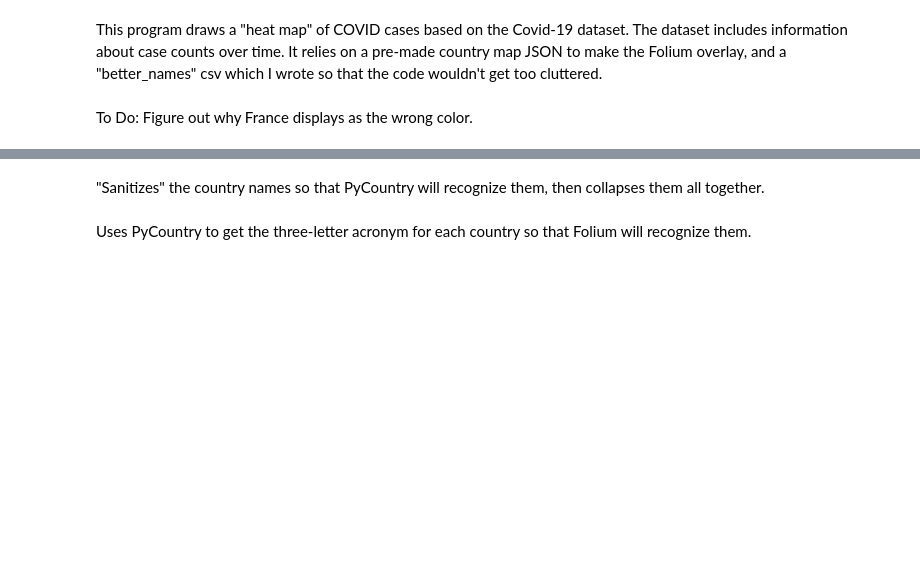
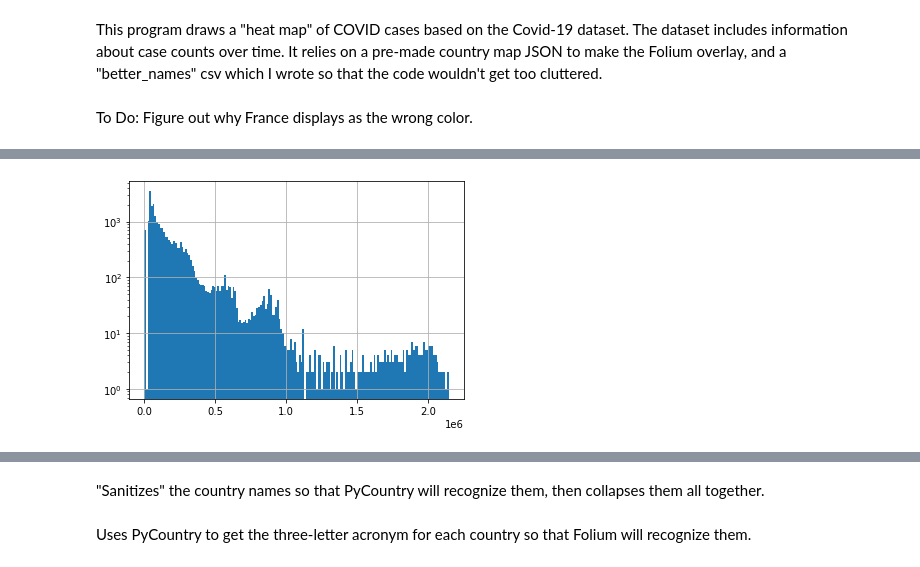
Before and after one commit to WBArno/PDA_Project, a Jupyter notebook: Part 3/Part_3.ipynb, the cells around one changed output, grey strips where cells are left out. Saved outputs shown, nothing was run; the diff lists cells and outputs as text; code cells hidden in the pictures; blank space fills up the shorter version.

Commit message:
Stage 3 Tasks
The size of this dataset made this take far longer than I'd like to admit.

```diff
--- a/Part 3/Part_3.ipynb
+++ b/Part 3/Part_3.ipynb
@@ -47,12 +48,13 @@ Part 2 Project Tasks
 # %%
 # Project Tasks
-pt = df # Creating a new dataframe for this section
+p2 = df # Creating a new dataframe for this section
 
-pt["Location"] = pt["Province/State"] + ", " + pt["Country/Region"]
-pt = pt.groupby(["SNo", "Location", "Confirmed", "Recovered", "Deaths"], as_index=False).agg({"Recovered":"sum"})
-pt.set_index(["SNo"], inplace=True) # Sets the index to SNo, because why not
-pt = pt[pt.Recovered > pt.Recovered.mean()]
-print(pt.head)
+p2["Location"] = p2["Province/State"] + ", " + p2["Country/Region"]
+p2 = p2.groupby(["SNo", "ObservationDate", "Location", "Confirmed", "Recovered", "Deaths"],
+                as_index=False).agg({"Recovered":"sum"})
+p2.set_index(["SNo"], inplace=True) # Sets the index to SNo, because why not
+p2 = p2[p2.Recovered > p2.Recovered.mean()]
+p2.to_csv("test_output.csv")
 
-pt.to_csv("test_output.csv")
+p2
 # %% [output]
@@ -73,0 +122,5 @@ SNo
+# %%
+# Using the filtered plot from Stage 2 to reduce migraines (caused by the number of data points) slightly.
+p2_state_hist = p2["Confirmed"].hist(bins="auto", log=True)
+# %% [output]
+[figure, added]
```
Also changed, not shown: parts of 24 cells of this notebook, 2 other files.
